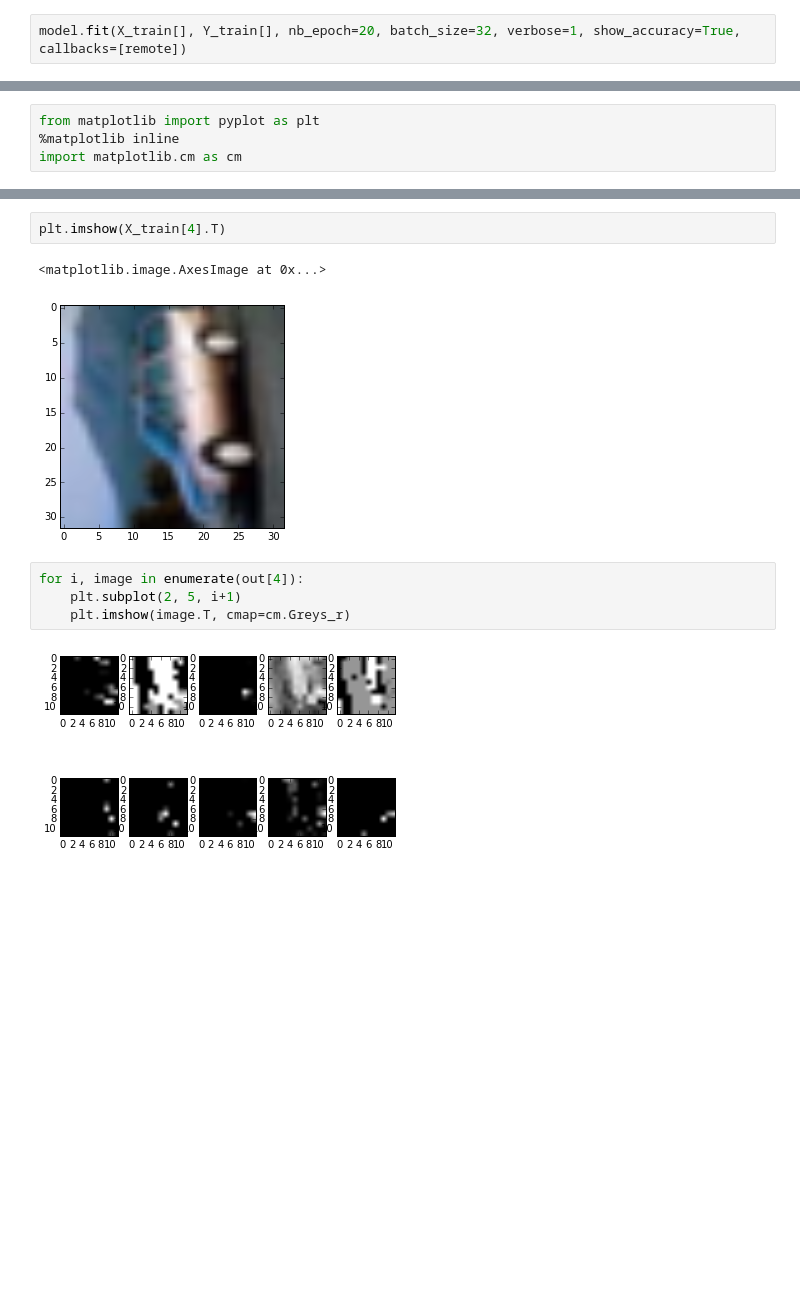
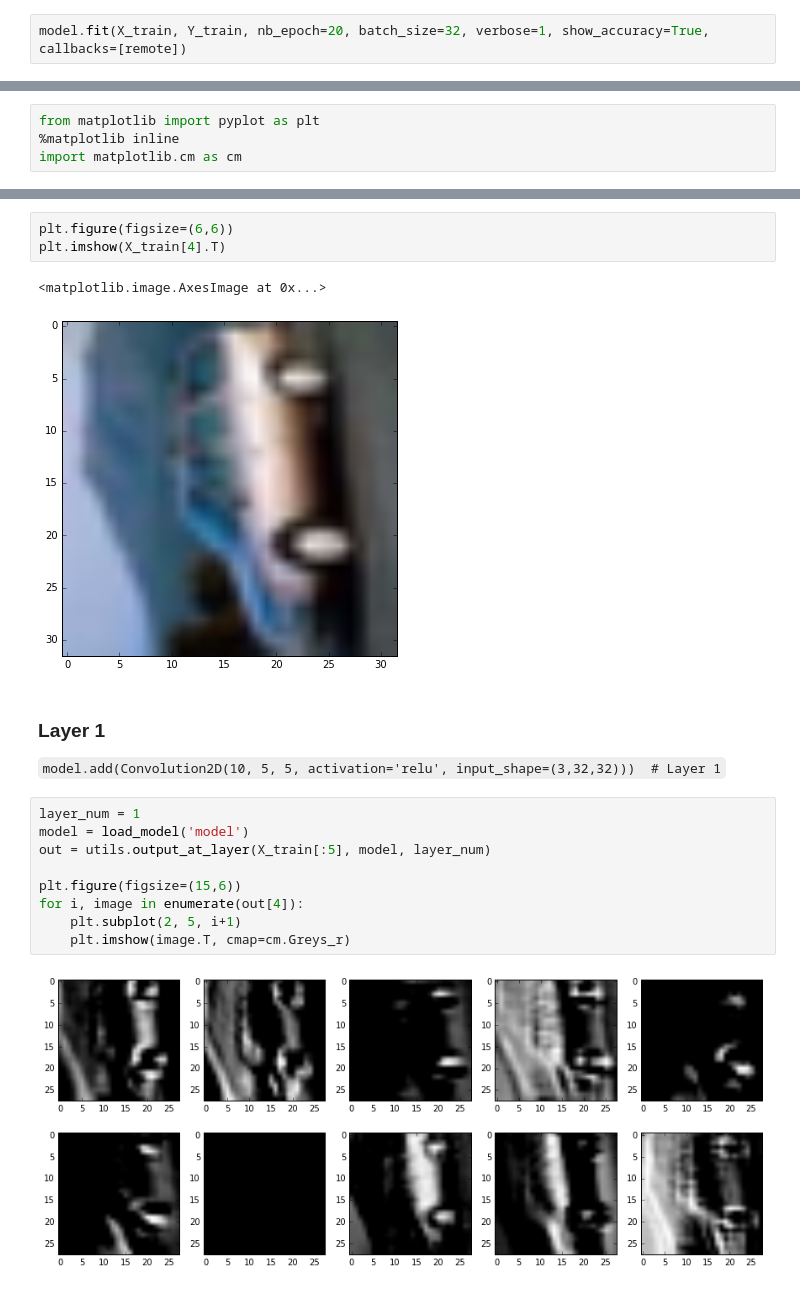
Before and after one commit to sharathrao13/deep-learning, a Jupyter notebook: Benchmark.ipynb, the cells around one changed output, grey strips where cells are left out. Drawn from its saved outputs; the diff is of its cells as text; blank space fills up the shorter version.

Commit message:
Vizualized all layers. Added saved movel to repo

```diff
--- a/Benchmark.ipynb
+++ b/Benchmark.ipynb
@@ -67,4 +73,4 @@ model.compile(loss='categorical_crossentropy', optimizer='sgd')
 # %%
-model.fit(X_train[], Y_train[], nb_epoch=20, batch_size=32, verbose=1, show_accuracy=True, callbacks=[remote])
+model.fit(X_train, Y_train, nb_epoch=20, batch_size=32, verbose=1, show_accuracy=True, callbacks=[remote])
 # %% [output]
 Epoch 1/20
@@ -107,11 +128,20 @@ import matplotlib.cm as cm
 # %%
+plt.figure(figsize=(6,6))
 plt.imshow(X_train[4].T)
 # %% [output]
 <matplotlib.image.AxesImage at 0x...>
-[figure, old version]
+[figure, new version]
+# %% [markdown]
+### Layer 1
+`model.add(Convolution2D(10, 5, 5, activation='relu', input_shape=(3,32,32)))  # Layer 1`
 # %%
+layer_num = 1
+model = load_model('model')
+out = utils.output_at_layer(X_train[:5], model, layer_num)
+
+plt.figure(figsize=(15,6))
 for i, image in enumerate(out[4]):
     plt.subplot(2, 5, i+1)
     plt.imshow(image.T, cmap=cm.Greys_r)
 # %% [output]
-[figure, old version]
+[figure, new version]
```
Also changed, not shown: parts of 28 cells of this notebook, 2 other files.
